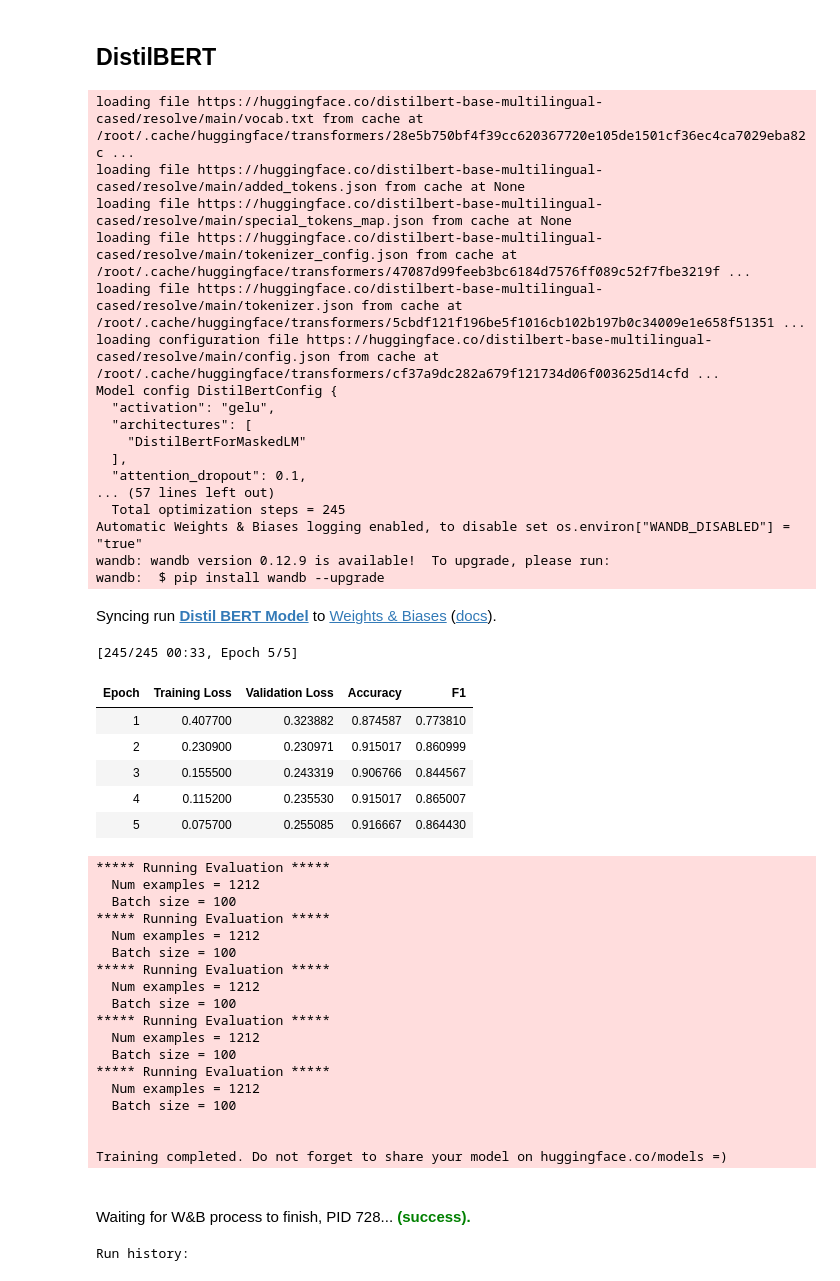
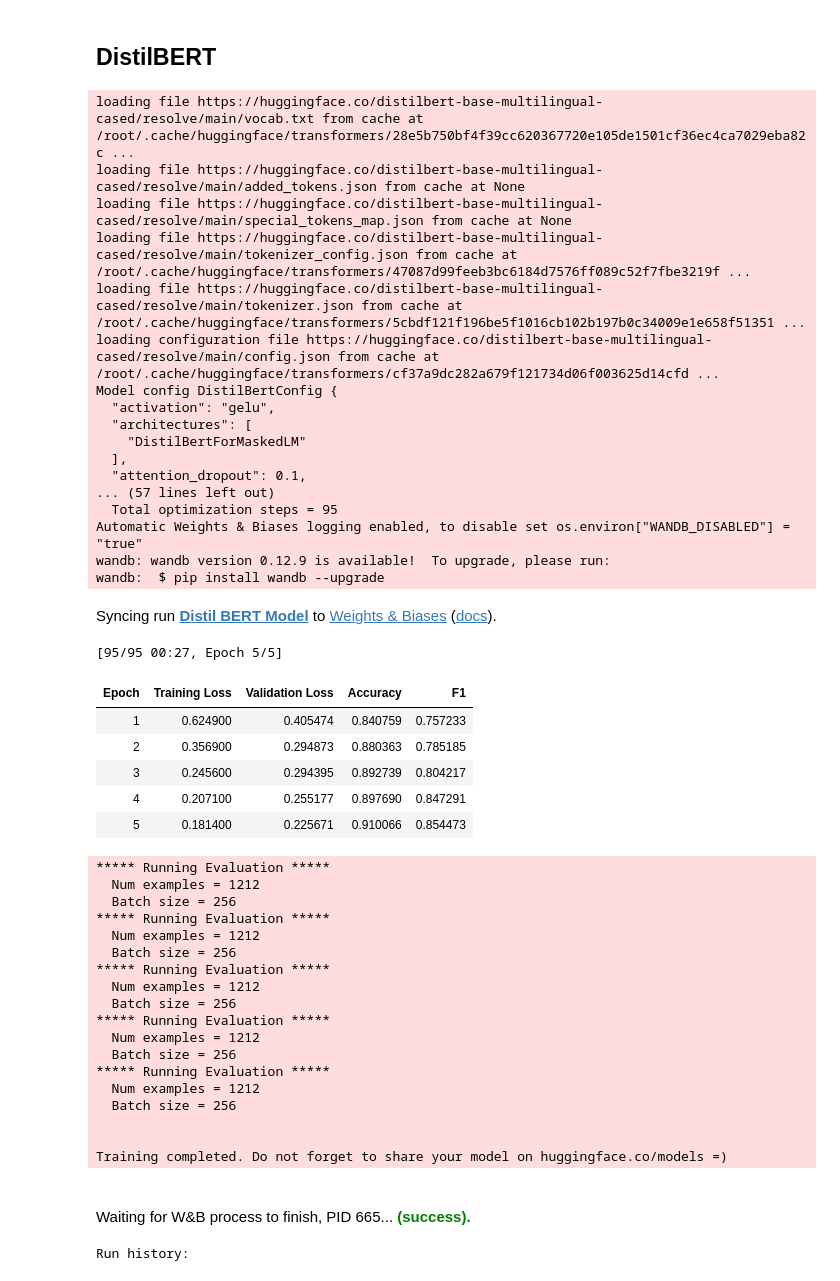
Before and after one commit to erfansobhaei/kaggleship, a Jupyter notebook: PersainPoemClassifier.ipynb, the cells around one changed output. Drawn from its saved outputs; the diff is of its cells as text; code cells hidden in the pictures.

```diff
--- a/PersainPoemClassifier.ipynb
+++ b/PersainPoemClassifier.ipynb
@@ -829,65 +890,65 @@ args = TrainingArguments(
     output_dir="output_org/distilbert",
     run_name="Distil BERT Model",
     evaluation_strategy="epoch",
-    per_device_train_batch_size=100,
-    per_device_eval_batch_size=100,
+    per_device_train_batch_size=256,
+    per_device_eval_batch_size=256,
     num_train_epochs=5,
     logging_steps = 10,
     seed=0,
 )
 trainer = Trainer(
     model=model,
     args=args,
     train_dataset=train_dataset,
     eval_dataset=val_dataset,
     compute_metrics=compute_metrics,
 )
 
 trainer.train()
 wandb.finish()
 # %% [output]
 loading file https://huggingface.co/distilbert-base-multilingual-cased/resolve/main/vocab.txt from cache at /root/.cache/huggingface/transformers/28e5b750bf4f39cc620367720e105de1501cf36ec4ca7029eba82c ...
 loading file https://huggingface.co/distilbert-base-multilingual-cased/resolve/main/added_tokens.json from cache at None
 loading file https://huggingface.co/distilbert-base-multilingual-cased/resolve/main/special_tokens_map.json from cache at None
 loading file https://huggingface.co/distilbert-base-multilingual-cased/resolve/main/tokenizer_config.json from cache at /root/.cache/huggingface/transformers/47087d99feeb3bc6184d7576ff089c52f7fbe3219f ...
 loading file https://huggingface.co/distilbert-base-multilingual-cased/resolve/main/tokenizer.json from cache at /root/.cache/huggingface/transformers/5cbdf121f196be5f1016cb102b197b0c34009e1e658f51351 ...
 loading configuration file https://huggingface.co/distilbert-base-multilingual-cased/resolve/main/config.json from cache at /root/.cache/huggingface/transformers/cf37a9dc282a679f121734d06f003625d14cfd ...
 Model config DistilBertConfig {
   "activation": "gelu",
   "architectures": [
     "DistilBertForMaskedLM"
   ],
   "attention_dropout": 0.1,
 ... (57 lines left out)
-  Total optimization steps = 245
+  Total optimization steps = 95
 Automatic Weights & Biases logging enabled, to disable set os.environ["WANDB_DISABLED"] = "true"
 wandb: wandb version 0.12.9 is available!  To upgrade, please run:
 wandb:  $ pip install wandb --upgrade
 Syncing run Distil BERT Model to Weights & Biases (docs).
-[245/245 00:33, Epoch 5/5]
+[95/95 00:27, Epoch 5/5]
 | Epoch | Training Loss | Validation Loss | Accuracy | F1 |
-| 1 | 0.407700 | 0.323882 | 0.874587 | 0.773810 |
-| 2 | 0.230900 | 0.230971 | 0.915017 | 0.860999 |
-| 3 | 0.155500 | 0.243319 | 0.906766 | 0.844567 |
-| 4 | 0.115200 | 0.235530 | 0.915017 | 0.865007 |
-| 5 | 0.075700 | 0.255085 | 0.916667 | 0.864430 |
+| 1 | 0.624900 | 0.405474 | 0.840759 | 0.757233 |
+| 2 | 0.356900 | 0.294873 | 0.880363 | 0.785185 |
+| 3 | 0.245600 | 0.294395 | 0.892739 | 0.804217 |
+| 4 | 0.207100 | 0.255177 | 0.897690 | 0.847291 |
+| 5 | 0.181400 | 0.225671 | 0.910066 | 0.854473 |
 ***** Running Evaluation *****
   Num examples = 1212
-  Batch size = 100
+  Batch size = 256
 ***** Running Evaluation *****
   Num examples = 1212
-  Batch size = 100
+  Batch size = 256
 ***** Running Evaluation *****
   Num examples = 1212
-  Batch size = 100
+  Batch size = 256
 ***** Running Evaluation *****
   Num examples = 1212
-  Batch size = 100
+  Batch size = 256
 ***** Running Evaluation *****
   Num examples = 1212
-  Batch size = 100
+  Batch size = 256
 
 
 Training completed. Do not forget to share your model on huggingface.co/models =)
-Waiting for W&B process to finish, PID 728... (success).
+Waiting for W&B process to finish, PID 665... (success).
 Run history:
```
Also changed, not shown: parts of 57 cells of this notebook.
